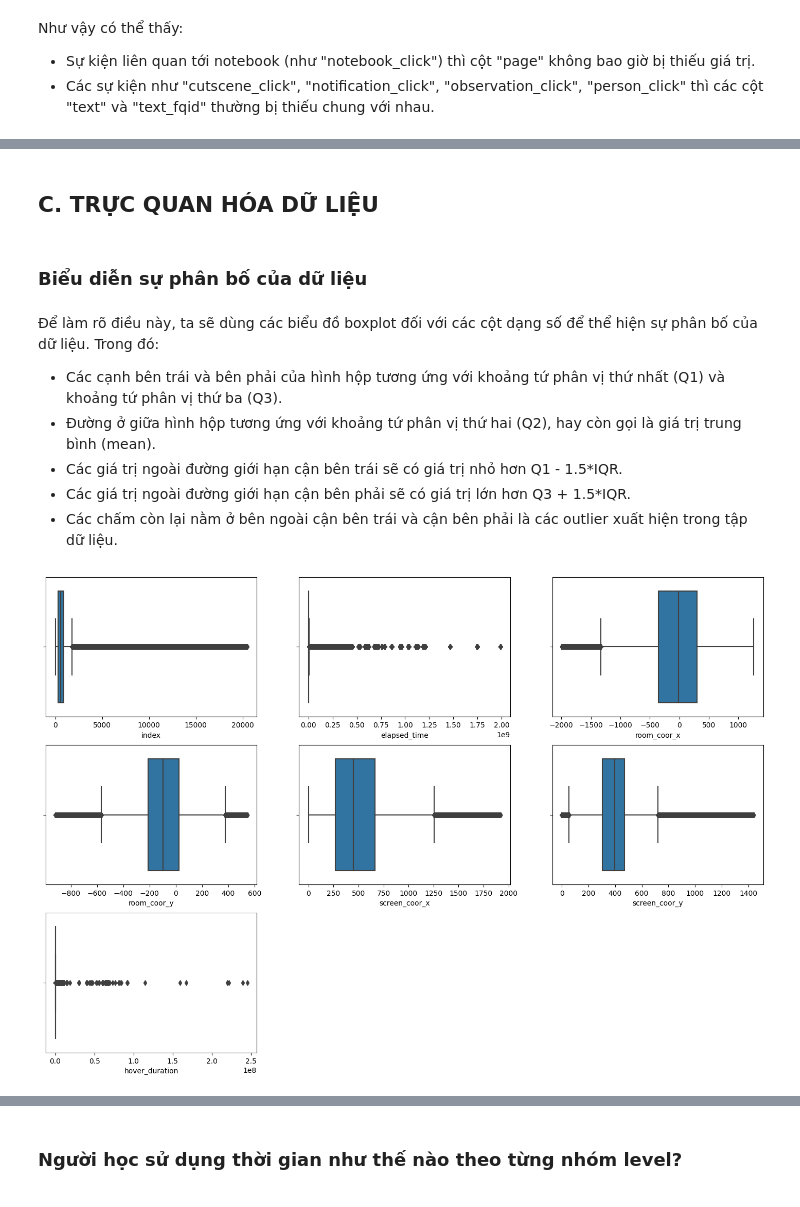
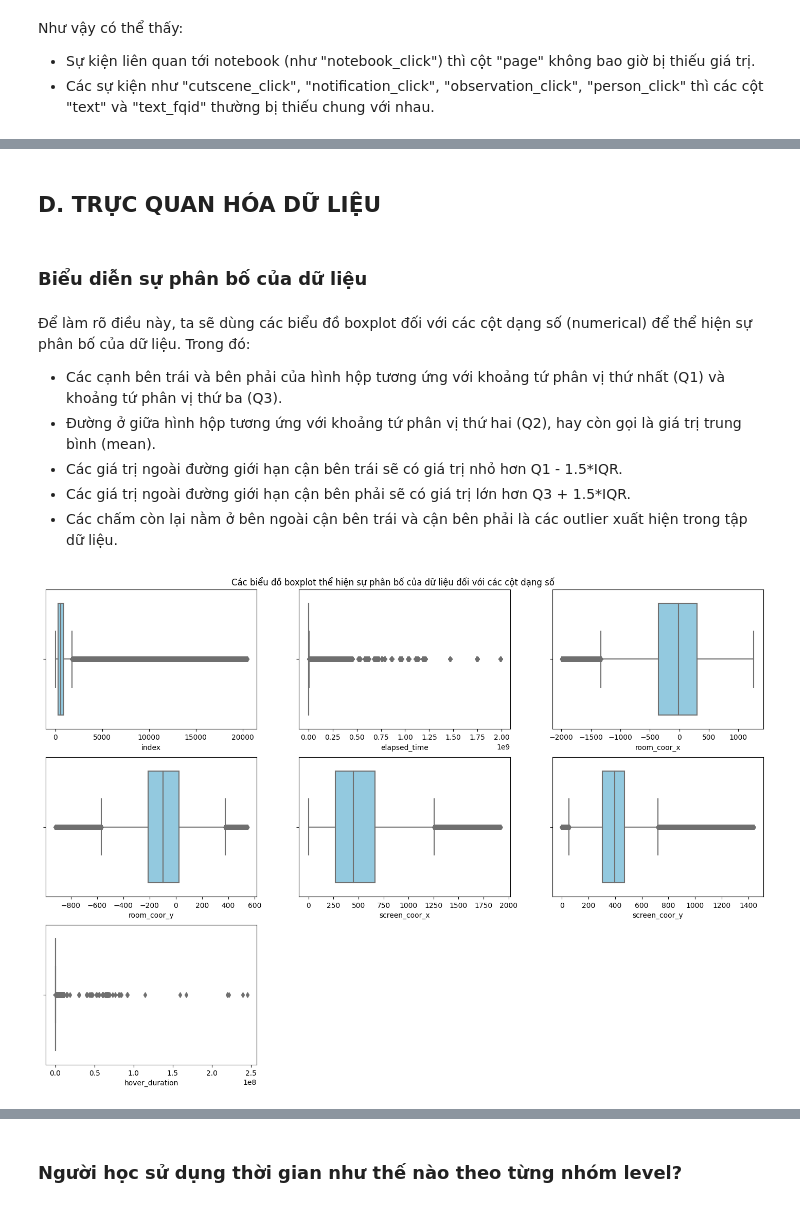
Before and after one commit to vt-khang/KHDLUD-FinalProject, a Jupyter notebook: 19120511_19120526_19120539.ipynb, the cells around one changed output, grey strips where cells are left out. Saved outputs shown, nothing was run; the diff lists cells and outputs as text; code cells hidden in the pictures.

```diff
--- a/19120511_19120526_19120539.ipynb
+++ b/19120511_19120526_19120539.ipynb
@@ -416,9 +422,9 @@ Như vậy có thể thấy:
 # %% [markdown]
-## C. TRỰC QUAN HÓA DỮ LIỆU
+## D. TRỰC QUAN HÓA DỮ LIỆU
 # %% [markdown]
 ### Biểu diễn sự phân bố của dữ liệu
 # %% [markdown]
-Để làm rõ điều này, ta sẽ dùng các biểu đồ boxplot đối với các cột dạng số để thể hiện sự phân bố của dữ liệu. Trong đó:
+Để làm rõ điều này, ta sẽ dùng các biểu đồ boxplot đối với các cột dạng số (numerical) để thể hiện sự phân bố của dữ liệu. Trong đó:
 - Các cạnh bên trái và bên phải của hình hộp tương ứng với khoảng tứ phân vị thứ nhất (Q1) và khoảng tứ phân vị thứ ba (Q3).
 - Đường ở giữa hình hộp tương ứng với khoảng tứ phân vị thứ hai (Q2), hay còn gọi là giá trị trung bình (mean).
 - Các giá trị ngoài đường giới hạn cận bên trái sẽ có giá trị nhỏ hơn Q1 - 1.5*IQR.
@@ -427,15 +433,17 @@ Như vậy có thể thấy:
 # %%
 fig, axs = plt.subplots(3, 3, figsize = (18, 12))
 row, col = 0, 0
 for numerical_col in numerical_cols.drop(['session_id']):
-  sns.boxplot(data = raw_train_df, x = numerical_col, ax = axs[row, col])
+  sns.boxplot(data = raw_train_df, x = numerical_col, color = 'skyblue', ax = axs[row, col])
+  plt.grid()
   col += 1
   if col >= 3:
     col = 0
     row += 1
 fig.delaxes(axs[2, 1])
 fig.delaxes(axs[2, 2])
+plt.suptitle('Các biểu đồ boxplot thể hiện sự phân bố của dữ liệu đối với các cột dạng số', y = 0.9)
 plt.show()
 # %% [output]
-[figure, old version]
+[figure, new version]
 # %% [markdown]
```
Also changed, not shown: parts of 32 cells of this notebook.
